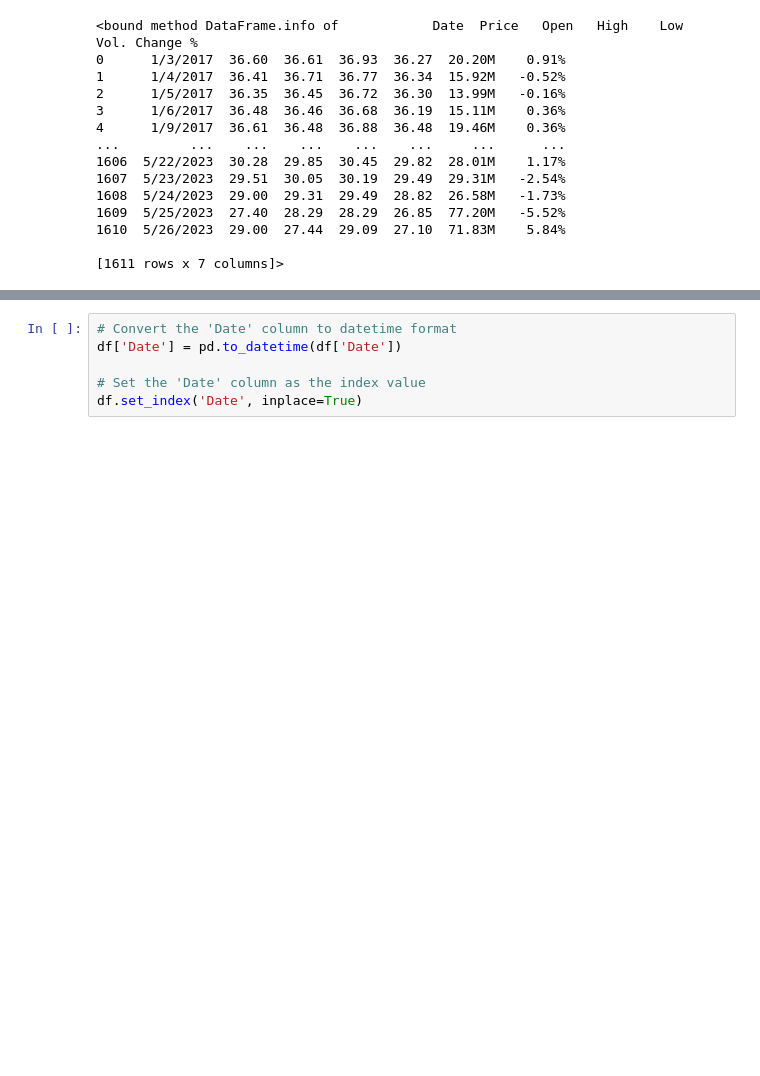
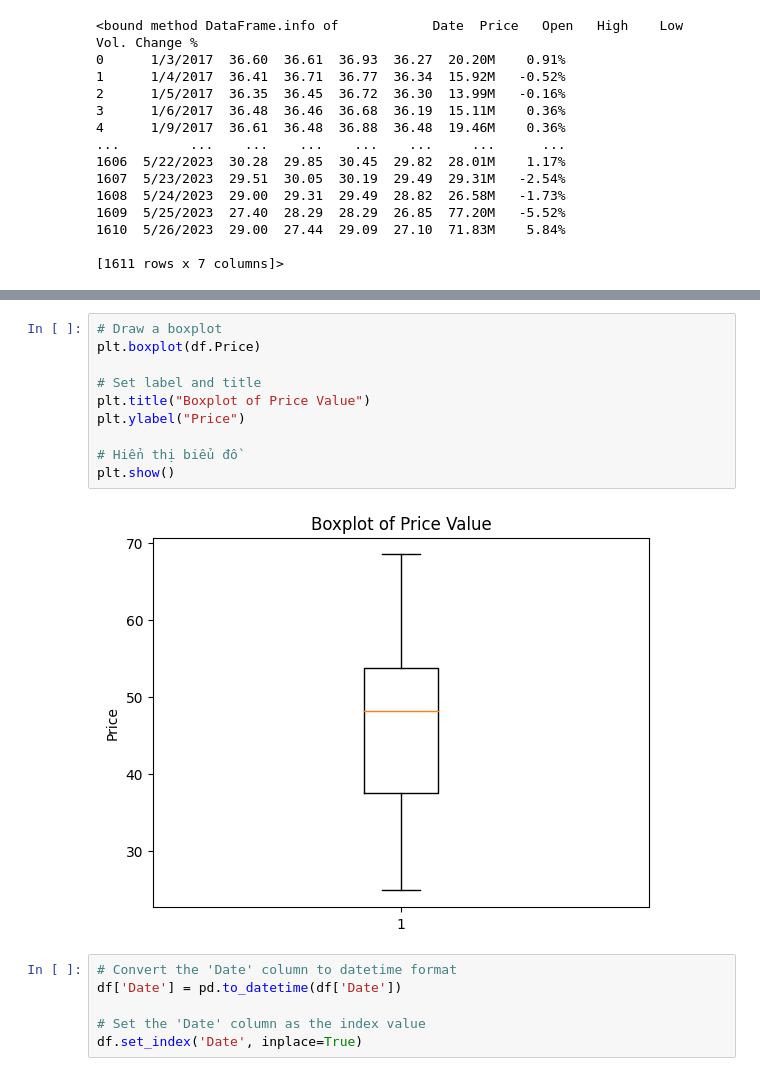
Before and after one commit to dangnghiepcuong/IS403.N21.HTTT_Nhom2, a Jupyter notebook: 6. ETS/SES_INTC/SES_INTC_721.ipynb, the cells around one changed output, grey strips where cells are left out. Saved outputs shown, nothing was run; the diff lists cells and outputs as text; blank space fills up the shorter version.

```diff
--- a/6. ETS/SES_INTC/SES_INTC_721.ipynb
+++ b/6. ETS/SES_INTC/SES_INTC_721.ipynb
@@ -44,3 +57,15 @@ df.info
+# %%
+# Draw a boxplot
+plt.boxplot(df.Price)
+
+# Set label and title
+plt.title("Boxplot of Price Value")
+plt.ylabel("Price")
+
+# Hiển thị biểu đồ
+plt.show()
+# %% [output]
+[figure, added]
 # %%
 # Convert the 'Date' column to datetime format
 df['Date'] = pd.to_datetime(df['Date'])
```
Also changed, not shown: parts of 1 cell of this notebook.
